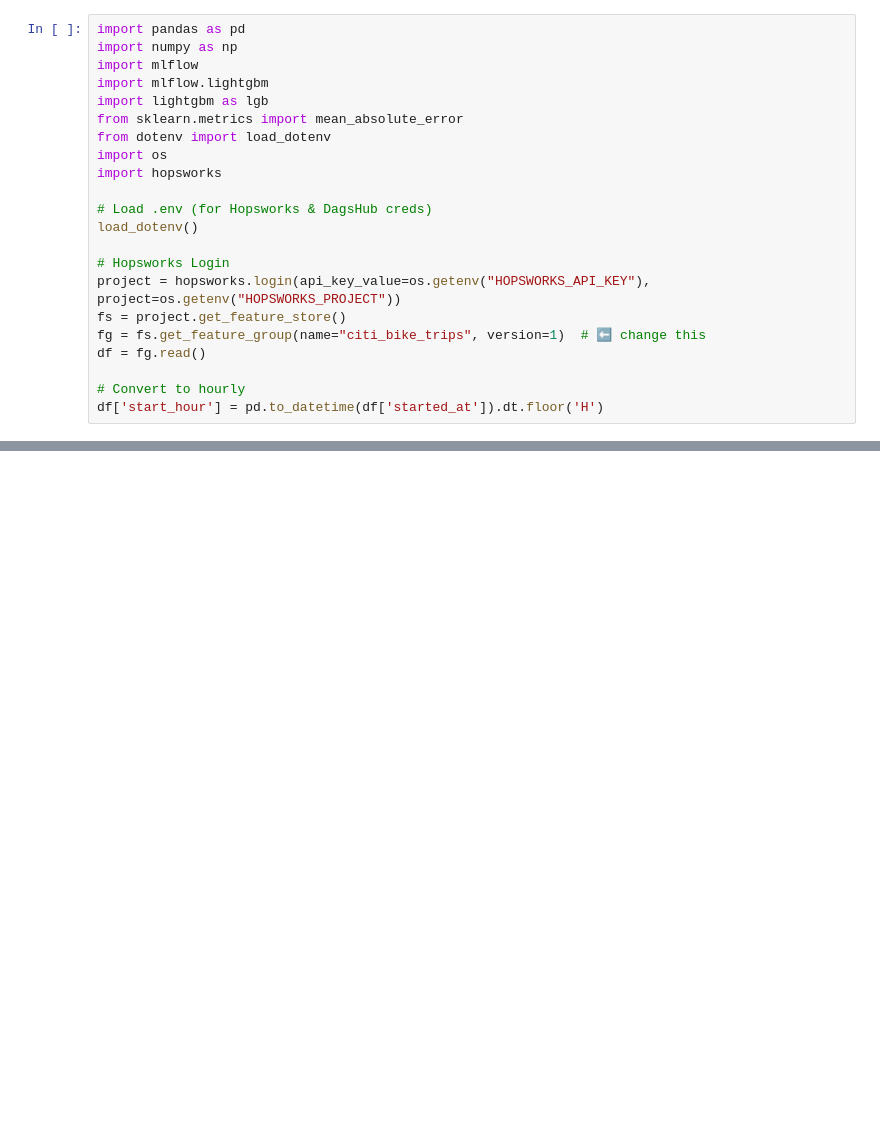
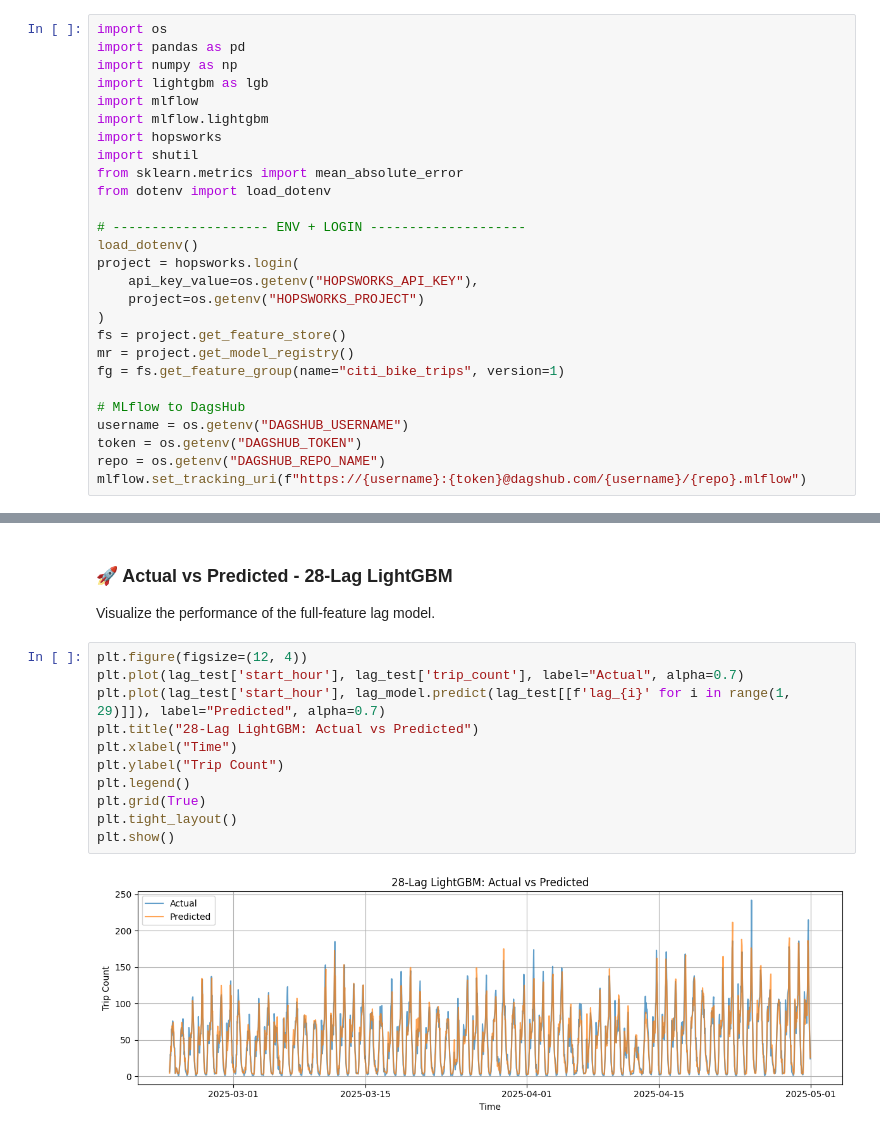
Before and after one commit to rockyglen/bike_Taxi, a Jupyter notebook: 02_model_ml_tracking.ipynb, the cells around one changed output, grey strips where cells are left out. Drawn from its saved outputs; the diff is of its cells as text; blank space fills up the shorter version.

```diff
--- a/02_model_ml_tracking.ipynb
+++ b/02_model_ml_tracking.ipynb
@@ -1,23 +5,28 @@
 # %%
+import os
 import pandas as pd
 import numpy as np
+import lightgbm as lgb
 import mlflow
 import mlflow.lightgbm
-import lightgbm as lgb
+import hopsworks
+import shutil
 from sklearn.metrics import mean_absolute_error
 from dotenv import load_dotenv
-import os
-import hopsworks
 
-# Load .env (for Hopsworks & DagsHub creds)
+# -------------------- ENV + LOGIN --------------------
 load_dotenv()
+project = hopsworks.login(
+    api_key_value=os.getenv("HOPSWORKS_API_KEY"),
+    project=os.getenv("HOPSWORKS_PROJECT")
+)
+fs = project.get_feature_store()
+mr = project.get_model_registry()
+fg = fs.get_feature_group(name="citi_bike_trips", version=1)
 
-# Hopsworks Login
-project = hopsworks.login(api_key_value=os.getenv("HOPSWORKS_API_KEY"), project=os.getenv("HOPSWORKS_PROJECT"))
-fs = project.get_feature_store()
-fg = fs.get_feature_group(name="citi_bike_trips", version=1)  # ⬅️ change this
-df = fg.read()
-
-# Convert to hourly
-df['start_hour'] = pd.to_datetime(df['started_at']).dt.floor('H')
+# MLflow to DagsHub
+username = os.getenv("DAGSHUB_USERNAME")
+token = os.getenv("DAGSHUB_TOKEN")
+repo = os.getenv("DAGSHUB_REPO_NAME")
+mlflow.set_tracking_uri(f"https://{username}:{token}@dagshub.com/{username}/{repo}.mlflow")
 # %% [output]
@@ -240,0 +262,17 @@ You can set `force_col_wise=true` to remove the overhead.
+# %% [markdown]
+### 🚀 Actual vs Predicted - 28-Lag LightGBM
+
+Visualize the performance of the full-feature lag model.
+# %%
+plt.figure(figsize=(12, 4))
+plt.plot(lag_test['start_hour'], lag_test['trip_count'], label="Actual", alpha=0.7)
+plt.plot(lag_test['start_hour'], lag_model.predict(lag_test[[f'lag_{i}' for i in range(1, 29)]]), label="Predicted", alpha=0.7)
+plt.title("28-Lag LightGBM: Actual vs Predicted")
+plt.xlabel("Time")
+plt.ylabel("Trip Count")
+plt.legend()
+plt.grid(True)
+plt.tight_layout()
+plt.show()
+# %% [output]
+[figure, added]
```
Also changed, not shown: parts of 19 cells of this notebook, 8 other files.
